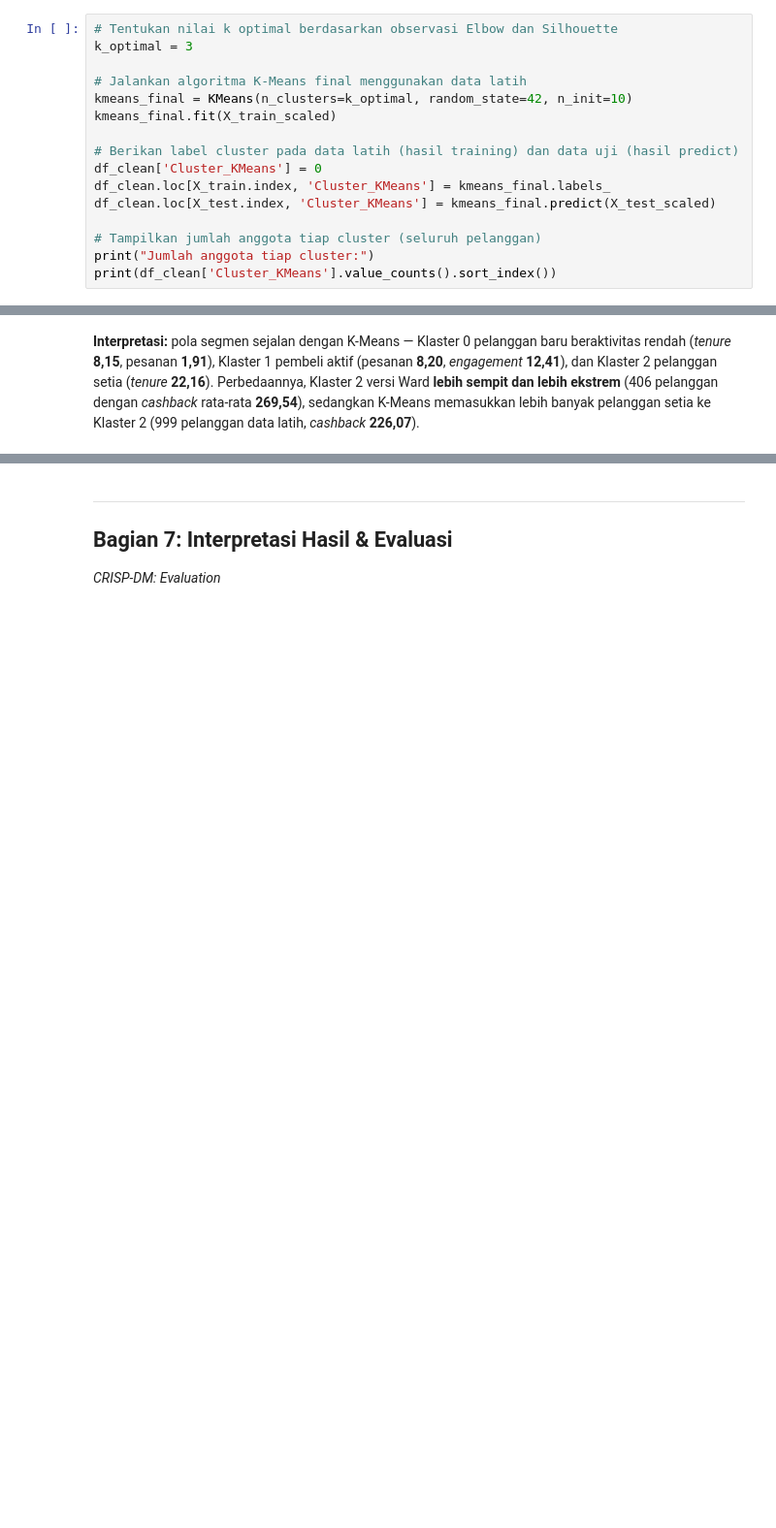
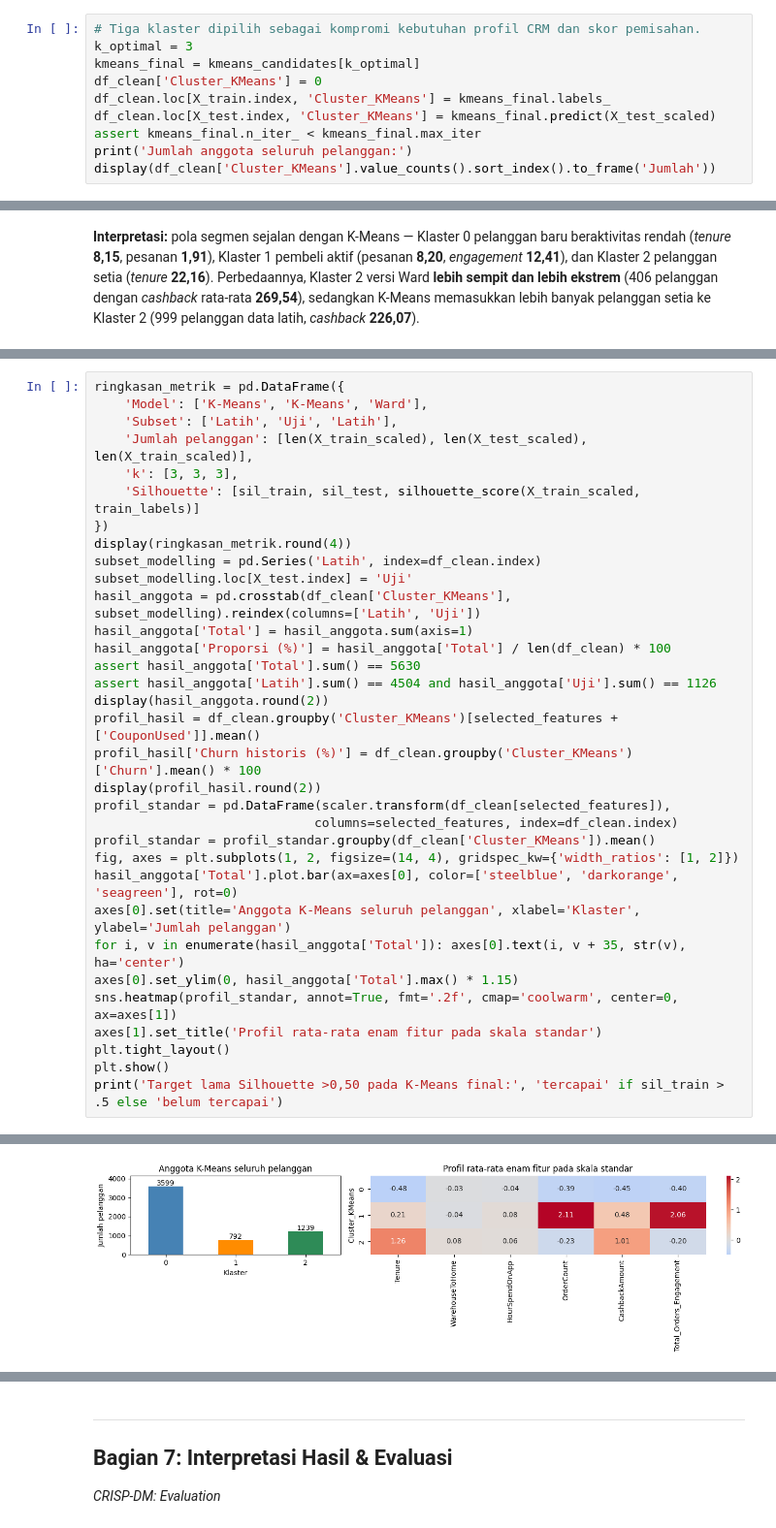
Before and after one commit to biyancore/Project_Segmentasi_Ecommerce, a Jupyter notebook: ecommerce_data_understanding.ipynb, the cells around one changed output, grey strips where cells are left out. Shown at 97% size. Saved outputs shown, nothing was run; the diff lists cells and outputs as text; blank space fills up the shorter version.

```diff
--- a/ecommerce_data_understanding.ipynb
+++ b/ecommerce_data_understanding.ipynb
@@ -1007,19 +1013,13 @@ Jumlah Cluster (k) = 10 | Silhouette Score = 0.2472
 ### 5.3 Model K-Means Final (k = 3)
 Model final dilatih pada `X_train_scaled`. Label klaster untuk data latih diambil dari hasil *training*, sedangkan data uji diberi label menggunakan `predict()` — mekanisme yang sama dengan prediksi pelanggan baru di aplikasi Streamlit.
 # %%
-# Tentukan nilai k optimal berdasarkan observasi Elbow dan Silhouette
+# Tiga klaster dipilih sebagai kompromi kebutuhan profil CRM dan skor pemisahan.
 k_optimal = 3
-
-# Jalankan algoritma K-Means final menggunakan data latih
-kmeans_final = KMeans(n_clusters=k_optimal, random_state=42, n_init=10)
-kmeans_final.fit(X_train_scaled)
-
-# Berikan label cluster pada data latih (hasil training) dan data uji (hasil predict)
+kmeans_final = kmeans_candidates[k_optimal]
 df_clean['Cluster_KMeans'] = 0
 df_clean.loc[X_train.index, 'Cluster_KMeans'] = kmeans_final.labels_
 df_clean.loc[X_test.index, 'Cluster_KMeans'] = kmeans_final.predict(X_test_scaled)
-
-# Tampilkan jumlah anggota tiap cluster (seluruh pelanggan)
-print("Jumlah anggota tiap cluster:")
-print(df_clean['Cluster_KMeans'].value_counts().sort_index())
+assert kmeans_final.n_iter_ < kmeans_final.max_iter
+print('Jumlah anggota seluruh pelanggan:')
+display(df_clean['Cluster_KMeans'].value_counts().sort_index().to_frame('Jumlah'))
 # %% [output]
@@ -1248,0 +1299,34 @@ Profil Rata-rata Fitur per Cluster (Hierarchical):
+# %%
+ringkasan_metrik = pd.DataFrame({
+    'Model': ['K-Means', 'K-Means', 'Ward'],
+    'Subset': ['Latih', 'Uji', 'Latih'],
+    'Jumlah pelanggan': [len(X_train_scaled), len(X_test_scaled), len(X_train_scaled)],
+    'k': [3, 3, 3],
+    'Silhouette': [sil_train, sil_test, silhouette_score(X_train_scaled, train_labels)]
+})
+display(ringkasan_metrik.round(4))
+subset_modelling = pd.Series('Latih', index=df_clean.index)
+subset_modelling.loc[X_test.index] = 'Uji'
+hasil_anggota = pd.crosstab(df_clean['Cluster_KMeans'], subset_modelling).reindex(columns=['Latih', 'Uji'])
+hasil_anggota['Total'] = hasil_anggota.sum(axis=1)
+hasil_anggota['Proporsi (%)'] = hasil_anggota['Total'] / len(df_clean) * 100
+assert hasil_anggota['Total'].sum() == 5630
+assert hasil_anggota['Latih'].sum() == 4504 and hasil_anggota['Uji'].sum() == 1126
+display(hasil_anggota.round(2))
+profil_hasil = df_clean.groupby('Cluster_KMeans')[selected_features + ['CouponUsed']].mean()
+profil_hasil['Churn historis (%)'] = df_clean.groupby('Cluster_KMeans')['Churn'].mean() * 100
+display(profil_hasil.round(2))
+profil_standar = pd.DataFrame(scaler.transform(df_clean[selected_features]),
+                             columns=selected_features, index=df_clean.index)
+profil_standar = profil_standar.groupby(df_clean['Cluster_KMeans']).mean()
+fig, axes = plt.subplots(1, 2, figsize=(14, 4), gridspec_kw={'width_ratios': [1, 2]})
+hasil_anggota['Total'].plot.bar(ax=axes[0], color=['steelblue', 'darkorange', 'seagreen'], rot=0)
+axes[0].set(title='Anggota K-Means seluruh pelanggan', xlabel='Klaster', ylabel='Jumlah pelanggan')
+for i, v in enumerate(hasil_anggota['Total']): axes[0].text(i, v + 35, str(v), ha='center')
+axes[0].set_ylim(0, hasil_anggota['Total'].max() * 1.15)
+sns.heatmap(profil_standar, annot=True, fmt='.2f', cmap='coolwarm', center=0, ax=axes[1])
+axes[1].set_title('Profil rata-rata enam fitur pada skala standar')
+plt.tight_layout()
+plt.show()
+print('Target lama Silhouette >0,50 pada K-Means final:', 'tercapai' if sil_train > .5 else 'belum tercapai')
+# %% [output]
@@ -1248,0 +1347 @@ Profil Rata-rata Fitur per Cluster (Hierarchical):
+[figure, added]
```
Also changed, not shown: parts of 20 cells of this notebook, 20 other files.
